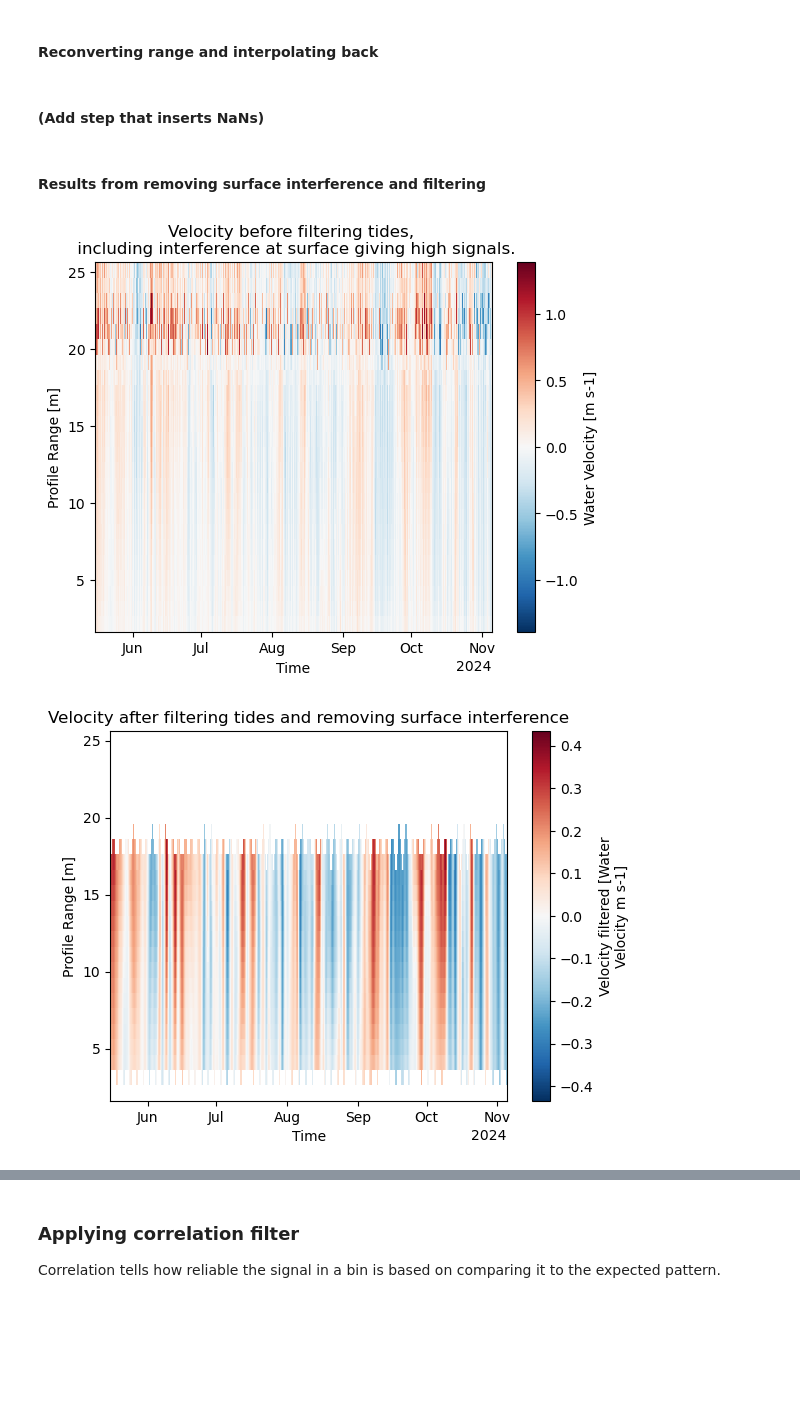
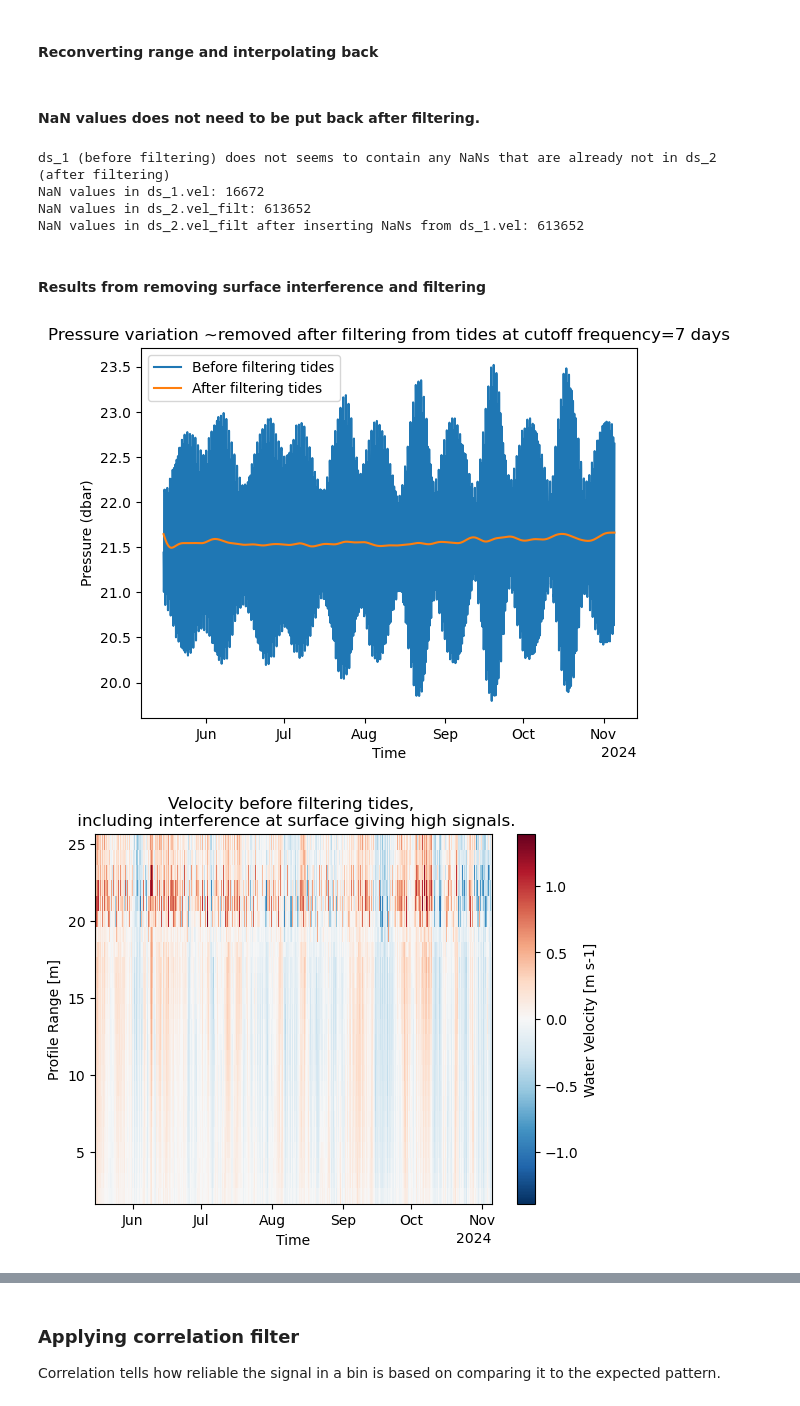
Before and after one commit to AnurovaPrykhodko/ADCP-internship, a Jupyter notebook: raw_data_processing.ipynb, the cells around one changed output, grey strips where cells are left out. Saved outputs shown, nothing was run; the diff lists cells and outputs as text; code cells hidden in the pictures; blank space fills up the shorter version.

Commit message:
changing cutoff based on pressure, saving NaNs before filtering and inserting after, flagging bad data

```diff
--- a/raw_data_processing.ipynb
+++ b/raw_data_processing.ipynb
@@ -116,9 +114,8 @@ ds_interp = ds_1.copy()
 # Create normalized height coordinate (z/h)
 ds_interp = ds_interp.assign_coords(zn = ds_interp['range'] / ds_interp['depth'])
 
-# New normalized height grid to interpolate to, upper 15% is removed
-# remove from bottom too?
-zn_new = np.arange(0,0.85+0.05,0.05)
+# New normalized height grid to interpolate to, bottom 5%, upper 15% is removed
+zn_new = np.arange(0.05,0.85+0.05,0.05)
 
 # Apply interpolation to each profile
 vel_interp = xr.apply_ufunc(
@@ -221,30 +228,52 @@ ds_2['temp_filt'].attrs = {
     'description': 'Temperature filtered from tidal flucuations'
 }
 # %% [markdown]
-#### (Add step that inserts NaNs)
+#### NaN values does not need to be put back after filtering.
+# %%
+ds_test = ds_2.copy()
+
+mask = np.isfinite(ds_1['vel'])
+
+#when value in ds_1['vel'] is finite, keep vel_filt value, otherwise replace with NaN value from ds_1['vel']
+ds_test['vel_filt'] = ds_test['vel_filt'].where(mask, other=ds_1['vel'])
+
+print('ds_1 (before filtering) does not seems to contain any NaNs that are already not in ds_2 (after filtering)')
+print('NaN values in ds_1.vel:', np.isnan(ds_1['vel'].values).sum())
+print('NaN values in ds_2.vel_filt:', np.isnan(ds_2['vel_filt']).values.sum())
+print('NaN values in ds_2.vel_filt after inserting NaNs from ds_1.vel:', np.isnan(ds_test['vel_filt'].values).sum())
+# %% [output]
+ds_1 (before filtering) does not seems to contain any NaNs that are already not in ds_2 (after filtering)
+NaN values in ds_1.vel: 16672
+NaN values in ds_2.vel_filt: 613652
+NaN values in ds_2.vel_filt after inserting NaNs from ds_1.vel: 613652
 # %% [markdown]
 #### Results from removing surface interference and filtering
 # %%
+ds_1['pressure'].plot(label='Before filtering tides')
+pressure_no_tides.plot(label='After filtering tides')
+plt.xlabel('Time')
+plt.ylabel('Pressure (dbar)')
+plt.legend()
+plt.title('Pressure variation ~removed after filtering from tides at cutoff frequency=7 days')
+plt.show()
 
 ds_2['vel'][0].plot()
 plt.xlabel('Time')
 plt.title('Velocity before filtering tides, \n including interference at surface giving high signals.')
 plt.show()
 
-
 ds_2['vel_filt'][0].plot()
 plt.xlabel('Time')
 plt.title('Velocity after filtering tides and removing surface interference')
 plt.show()
 
-
-
 ds_2['temp'].plot(label='Before filtering tides')
 ds_2['temp_filt'].plot(label='After filtering tides')
 plt.xlabel('Time')
+plt.ylabel('Temperature (Degree C)')
 plt.legend()
 plt.title('Temperature before and after filtering from tides')
 plt.show()
 # %% [output]
-[figure, old version]
+[figure, new version]
-[figure, old version]
+[figure, new version]
```
Also changed, not shown: parts of 9 cells of this notebook.
